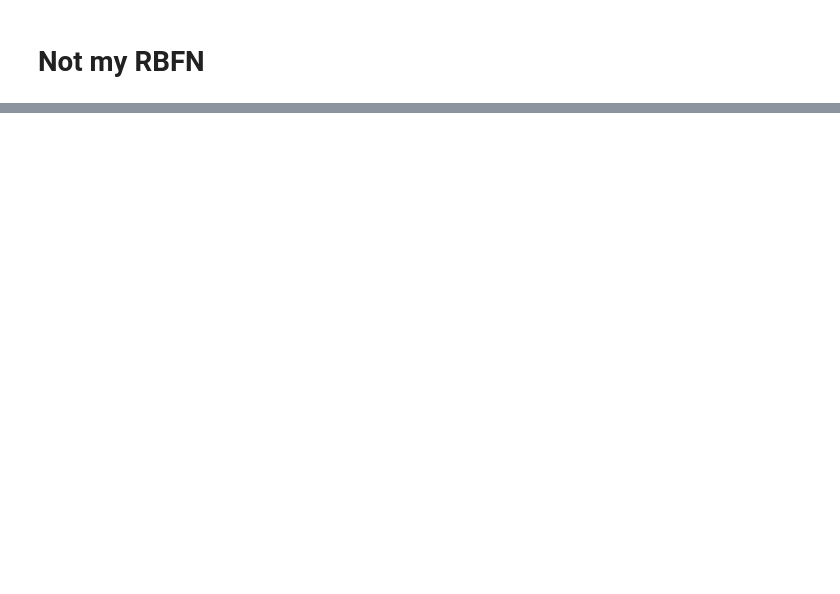
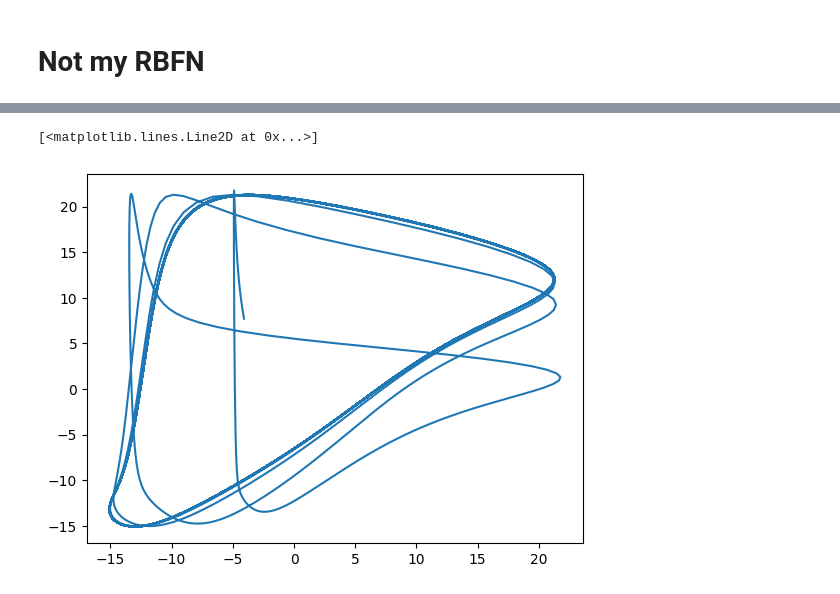
Before and after one commit to KotaShiozawa/RBF-Network, a Jupyter notebook: rossler.ipynb, the cells around one changed output, grey strips where cells are left out. Drawn from its saved outputs; the diff is of its cells as text; code cells hidden in the pictures; blank space fills up the shorter version.

```diff
--- a/rossler.ipynb
+++ b/rossler.ipynb
@@ -100,0 +102,12 @@ plt.plot(K[:, 101])
+# %%
+iter = 10000
+
+pred = list(U_test[-dim:].flatten())
+for j in range(iter):
+    pred.append(model.predict(np.array(pred[-dim:]).reshape(1, -1))[0])
+pred = np.array(pred)
+
+plt.plot(pred[:-100], pred[100:])
+# %% [output]
+[<matplotlib.lines.Line2D at 0x...>]
+[figure, added]
```
Also changed, not shown: parts of 5 cells of this notebook.
